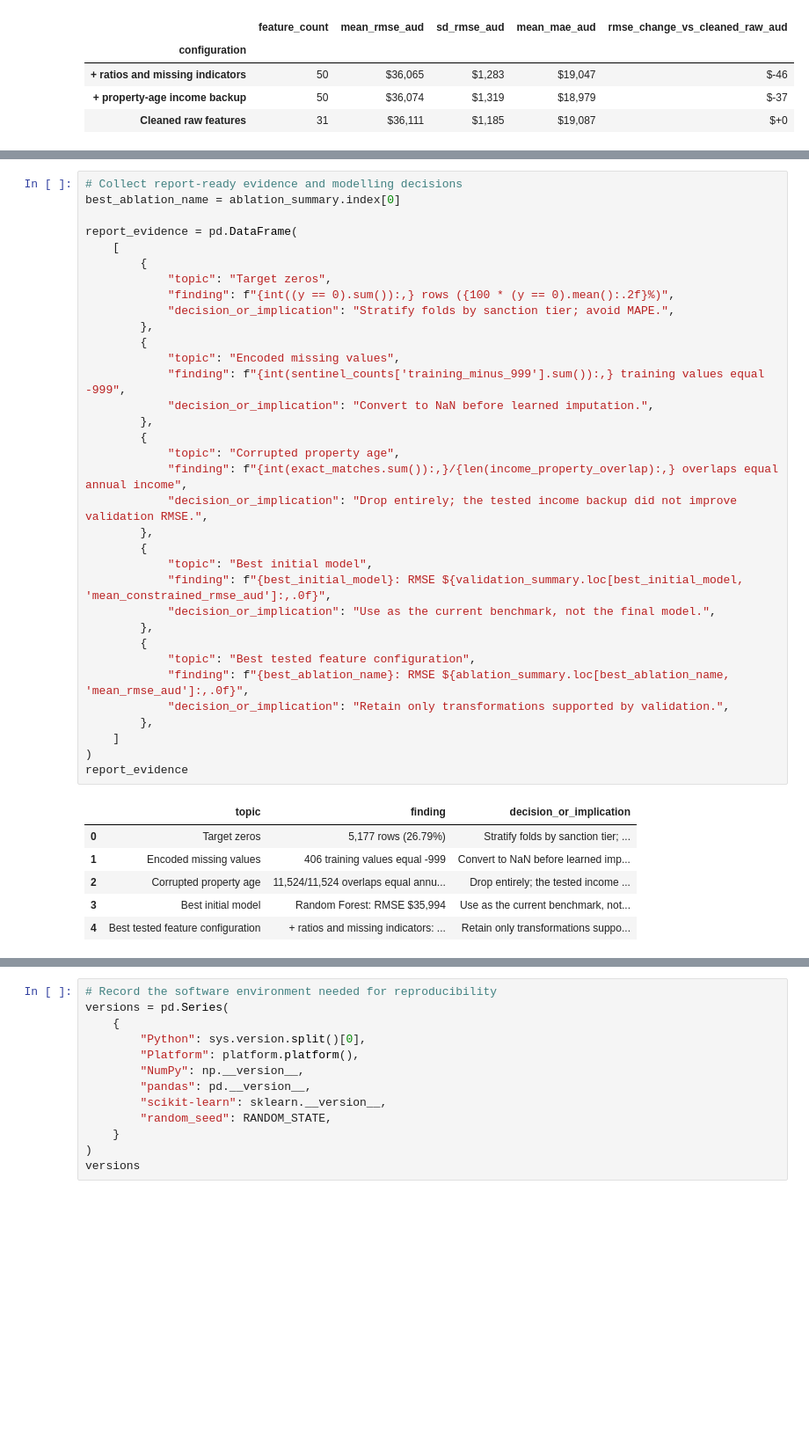
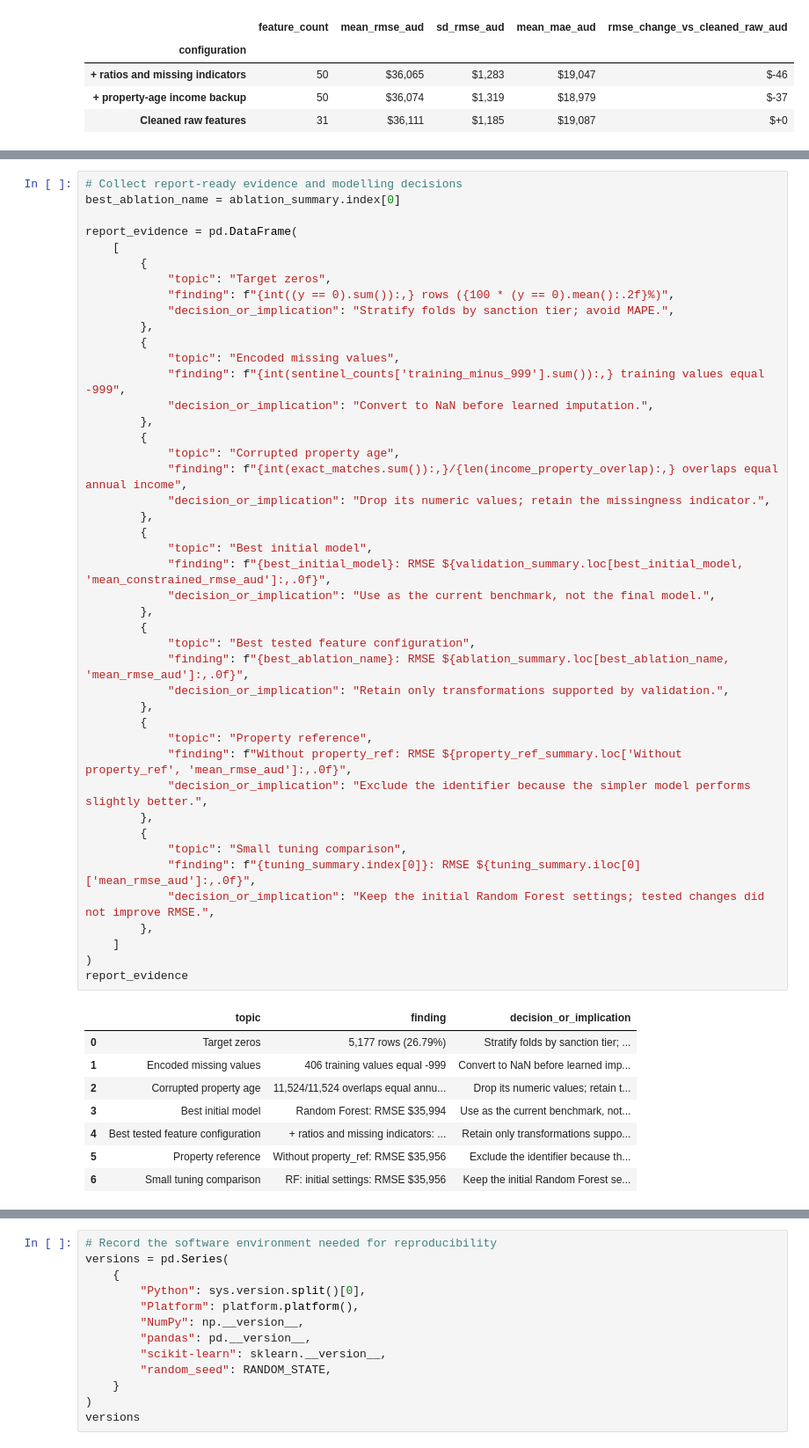
Before and after one commit to Adityap665/FIT-5149, a Jupyter notebook: FIT5149_A1_analysis.ipynb, the cells around one changed output, grey strips where cells are left out. Shown at 88% size. Saved outputs shown, nothing was run; the diff lists cells and outputs as text; blank space fills up the shorter version.

Commit message:
Add property reference check and model tuning results

```diff
--- a/FIT5149_A1_analysis.ipynb
+++ b/FIT5149_A1_analysis.ipynb
@@ -1906,35 +2141,47 @@ report_evidence = pd.DataFrame(
             "topic": "Target zeros",
             "finding": f"{int((y == 0).sum()):,} rows ({100 * (y == 0).mean():.2f}%)",
             "decision_or_implication": "Stratify folds by sanction tier; avoid MAPE.",
         },
         {
             "topic": "Encoded missing values",
             "finding": f"{int(sentinel_counts['training_minus_999'].sum()):,} training values equal -999",
             "decision_or_implication": "Convert to NaN before learned imputation.",
         },
         {
             "topic": "Corrupted property age",
             "finding": f"{int(exact_matches.sum()):,}/{len(income_property_overlap):,} overlaps equal annual income",
-            "decision_or_implication": "Drop entirely; the tested income backup did not improve validation RMSE.",
+            "decision_or_implication": "Drop its numeric values; retain the missingness indicator.",
         },
         {
             "topic": "Best initial model",
             "finding": f"{best_initial_model}: RMSE ${validation_summary.loc[best_initial_model, 'mean_constrained_rmse_aud']:,.0f}",
             "decision_or_implication": "Use as the current benchmark, not the final model.",
         },
         {
             "topic": "Best tested feature configuration",
             "finding": f"{best_ablation_name}: RMSE ${ablation_summary.loc[best_ablation_name, 'mean_rmse_aud']:,.0f}",
             "decision_or_implication": "Retain only transformations supported by validation.",
         },
+        {
+            "topic": "Property reference",
+            "finding": f"Without property_ref: RMSE ${property_ref_summary.loc['Without property_ref', 'mean_rmse_aud']:,.0f}",
+            "decision_or_implication": "Exclude the identifier because the simpler model performs slightly better.",
+        },
+        {
+            "topic": "Small tuning comparison",
+            "finding": f"{tuning_summary.index[0]}: RMSE ${tuning_summary.iloc[0]['mean_rmse_aud']:,.0f}",
+            "decision_or_implication": "Keep the initial Random Forest settings; tested changes did not improve RMSE.",
+        },
     ]
 )
 report_evidence
 # %% [output]
 |  | topic | finding | decision_or_implication |
 | 0 | Target zeros | 5,177 rows (26.79%) | Stratify folds by sanction tier; ... |
 | 1 | Encoded missing values | 406 training values equal -999 | Convert to NaN before learned imp... |
-| 2 | Corrupted property age | 11,524/11,524 overlaps equal annu... | Drop entirely; the tested income ... |
+| 2 | Corrupted property age | 11,524/11,524 overlaps equal annu... | Drop its numeric values; retain t... |
 | 3 | Best initial model | Random Forest: RMSE $35,994 | Use as the current benchmark, not... |
 | 4 | Best tested feature configuration | + ratios and missing indicators: ... | Retain only transformations suppo... |
+| 5 | Property reference | Without property_ref: RMSE $35,956 | Exclude the identifier because th... |
+| 6 | Small tuning comparison | RF: initial settings: RMSE $35,956 | Keep the initial Random Forest se... |
 # %% [markdown]
```
Also changed, not shown: parts of 10 cells of this notebook, 2 other files.
